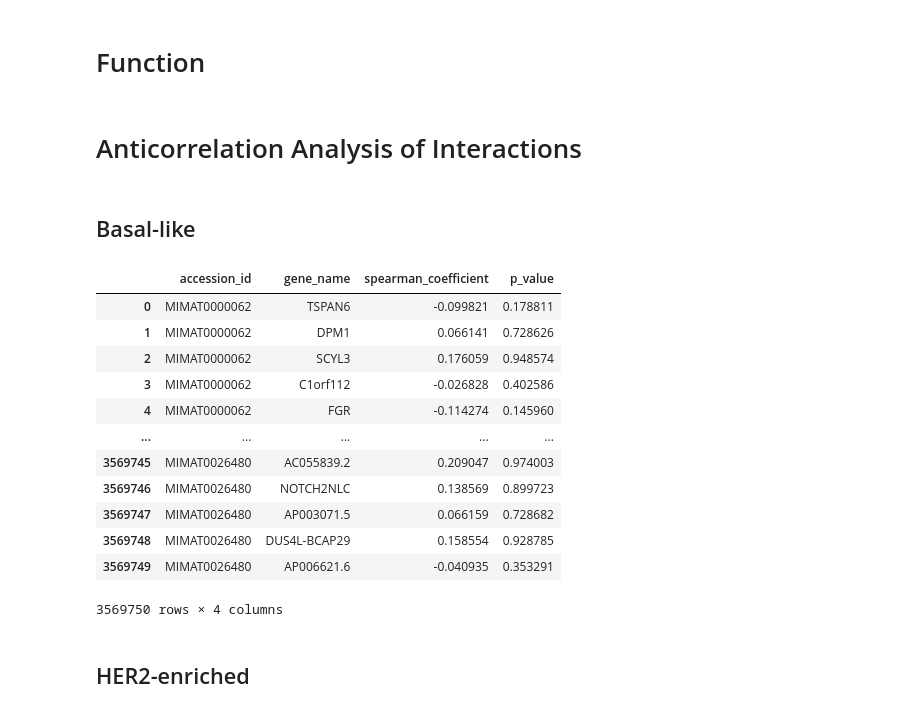
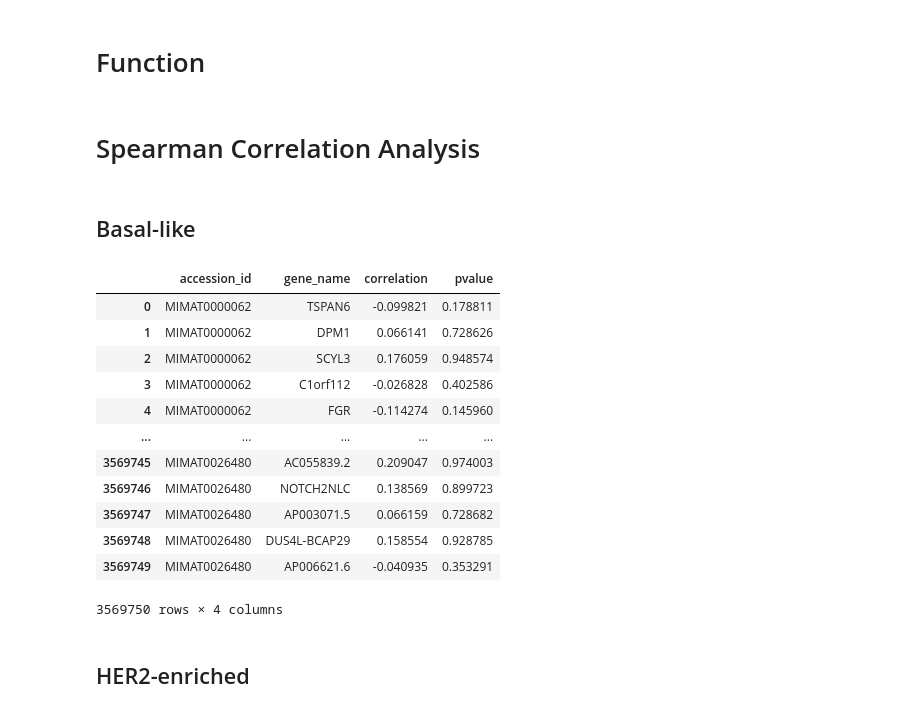
Before and after one commit to MylenaRoberta/pan-cancer-analysis, a Jupyter notebook: notebooks/02_interactions/03_interaction-inference.ipynb, the cells around one changed output. Saved outputs shown, nothing was run; the diff lists cells and outputs as text; code cells hidden in the pictures.

Commit message:
feat(interactions): initial version of miRNA-mRNA interactions inference for TCGA-BRCA

```diff
--- a/notebooks/02_interactions/03_interaction-inference.ipynb
+++ b/notebooks/02_interactions/03_interaction-inference.ipynb
@@ -121,11 +121,11 @@ def computing_single_pair_spearman(df_mir_expression, df_rna_expression):
         A dictionary containing:
         - 'accession_id': microRNA accession ID.
         - 'gene_name': gene name of the messenger RNA.
-        - 'spearman_coefficient': Spearman correlation coefficient.
-        - 'p_value': p-value for the hypothesis test that correlation < 0.
+        - 'correlation': Spearman correlation coefficient.
+        - 'pvalue': p-value for the hypothesis test that correlation < 0.
     """
     # Calculate the Spearman correlation coefficient for the pair
-    statistic, pvalue = stats.spearmanr(
+    correlation, pvalue = spearmanr(
         a=df_mir_expression, # Samples of the expressed microRNA
         b=df_rna_expression, # Samples of the expressed messenger RNAs
         axis=0, # Each row is a observation, while the columns are variables
@@ -137,8 +137,8 @@ def computing_single_pair_spearman(df_mir_expression, df_rna_expression):
     result = {
         'accession_id': df_mir_expression.name,
         'gene_name': df_rna_expression.name,
-        'spearman_coefficient': statistic,
-        'p_value': pvalue,
+        'correlation': correlation,
+        'pvalue': pvalue,
     }
 
     return result
@@ -174,7 +174,7 @@ def computing_parallel_spearman(cohort):
     expressed_rnas = list(df_rna_expression.columns)
 
     # Compute in parallel the Spearman correlation coefficient for each pair
-    spearman_results = Parallel(n_jobs=-1, prefer='processes')(
+    results = Parallel(n_jobs=-1, prefer='processes')(
         delayed(computing_single_pair_spearman)
         (df_mir_expression[mir], df_rna_expression[rna])
         for mir in expressed_mirs
@@ -182,14 +182,12 @@ def computing_parallel_spearman(cohort):
     )
 
     # Create a DataFrame for the computing results
-    df_spearman_results = pd.DataFrame(spearman_results)
+    df_results = pd.DataFrame(results)
 
     # Store the DataFrame of Spearman correlation analysis
-    df_spearman_results.to_csv(
-        os.path.join(interim_dir_path, SPEARMAN_ANALYSIS_PARAMETERS['file']),
+    df_results.to_csv(
+        os.path.join(interim_dir_path, INTERACTION_INFERENCE_PARAMETERS['interim-file']),
         index=False
     )
 
-    return df_spearman_results
+    return df_results
-# %% [markdown]
-# Anticorrelation Analysis of Interactions
@@ -196,13 +255,15 @@ def computing_parallel_spearman(cohort):
+# %% [markdown]
+# Spearman Correlation Analysis
 # %% [markdown]
 ## Basal-like
 # %%
 # Compute the Spearman correlation coefficients for Basal-like tumor tissue
-df_spearman_results = computing_parallel_spearman('Basal-like')
+df_results = computing_parallel_spearman('Basal-like')
 # %%
 # Print the DataFrame of Spearman results for this cohort
-df_spearman_results
+df_results
 # %% [output]
-|  | accession_id | gene_name | spearman_coefficient | p_value |
+|  | accession_id | gene_name | correlation | pvalue |
 | 0 | MIMAT0000062 | TSPAN6 | -0.099821 | 0.178811 |
 | 1 | MIMAT0000062 | DPM1 | 0.066141 | 0.728626 |
 | 2 | MIMAT0000062 | SCYL3 | 0.176059 | 0.948574 |
```
Also changed, not shown: parts of 34 cells of this notebook, 2 other files.
